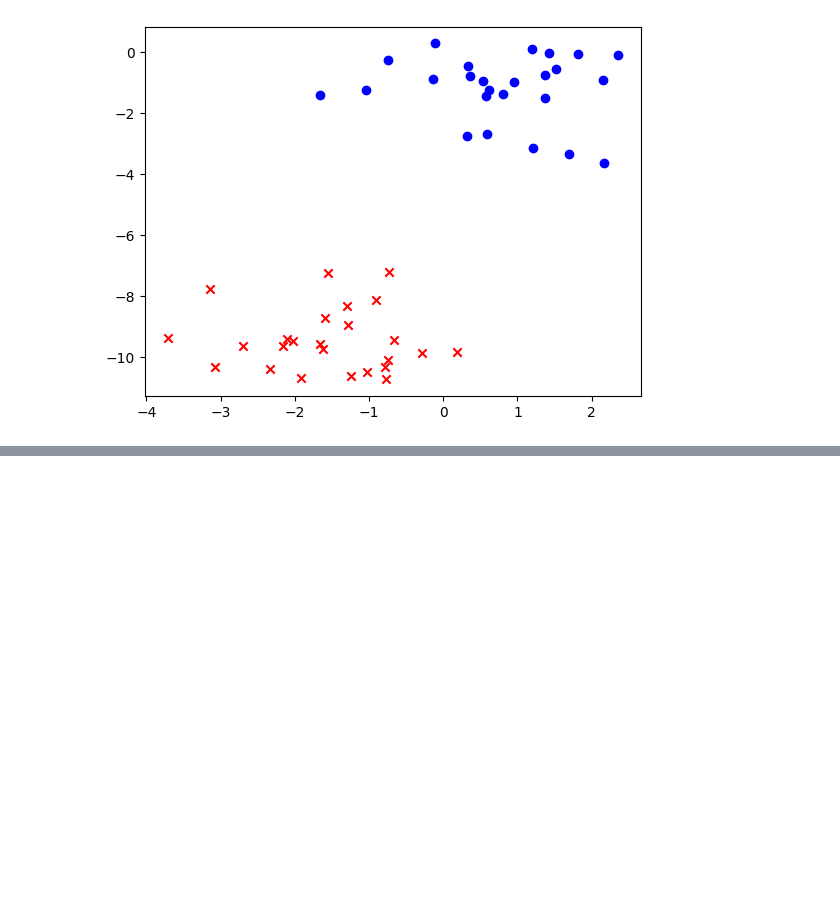
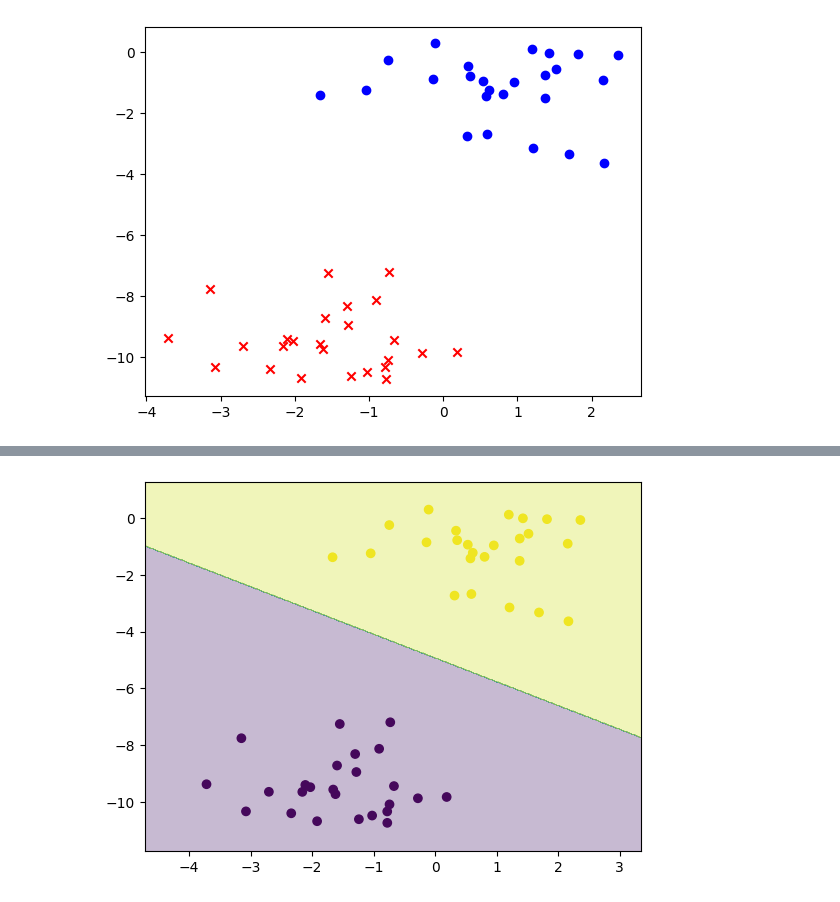
Before and after one commit to kylecui/caisp_module3, a Jupyter notebook: src/logistic_softmax_NN.ipynb, the cells around one changed output, grey strips where cells are left out. Saved outputs shown, nothing was run; the diff lists cells and outputs as text; code cells hidden in the pictures; blank space fills up the shorter version.

```diff
--- a/src/logistic_softmax_NN.ipynb
+++ b/src/logistic_softmax_NN.ipynb
@@ -99,4 +113,29 @@ for epoch in range(10000):
 
     if epoch % 1000 == 0:
         print(f'Epoch: {epoch}, Loss: {loss.item():.3f}')
+
+# 验证并可视化训练结果
+with torch.no_grad():
+    y_pred = model(x_tensor)
+    y_pred = torch.argmax(y_pred, dim=1)
+    accuracy = (y_pred == y_tensor).sum() / y_tensor.shape[0]
+    print(f'Accuracy: {accuracy:.3f}')
+
+
+    # 可视化，并画出分界线
+    plt.scatter(x1, x2, c=y_pred, cmap='viridis')
+
+    x1_min, x1_max = x1.min() - 1, x1.max() + 1
+    x2_min, x2_max = x2.min() - 1, x2.max() + 1
+    xx1, xx2 = np.meshgrid(np.arange(x1_min, x1_max, 0.02),
+                           np.arange(x2_min, x2_max, 0.02))
+    grid = np.c_[xx1.ravel(), xx2.ravel()]
+    grid_tensor = torch.tensor(grid, dtype=torch.float32)
+    y_pred = model(grid_tensor)
+    y_pred = torch.argmax(y_pred, dim=1)
+    y_pred = y_pred.reshape(xx1.shape)
+    plt.contourf(xx1, xx2, y_pred, alpha=0.3)
+
+
+    plt.show()
 # %% [output]
@@ -113,3 +153,4 @@ Epoch: 9000, Loss: 0.001
+[figure, added]
 # %%
 # 逻辑回归
 
```
Also changed, not shown: parts of 3 cells of this notebook, 2 other files.
